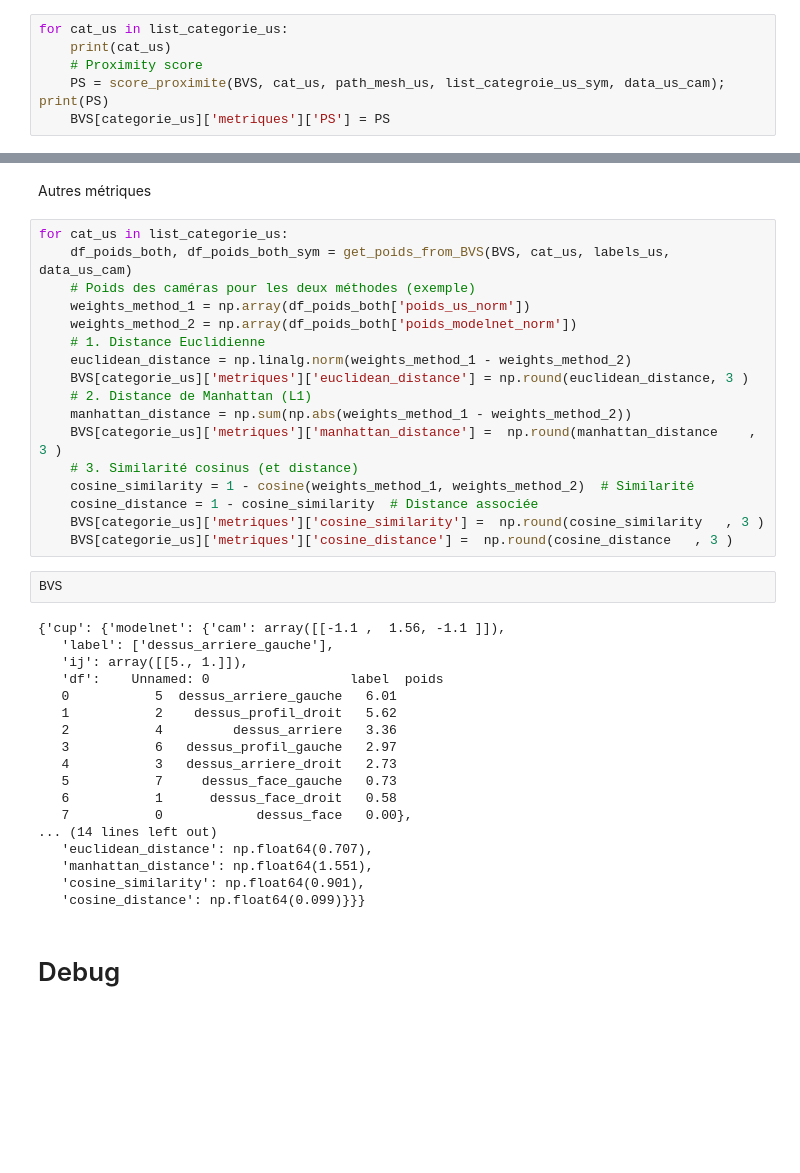
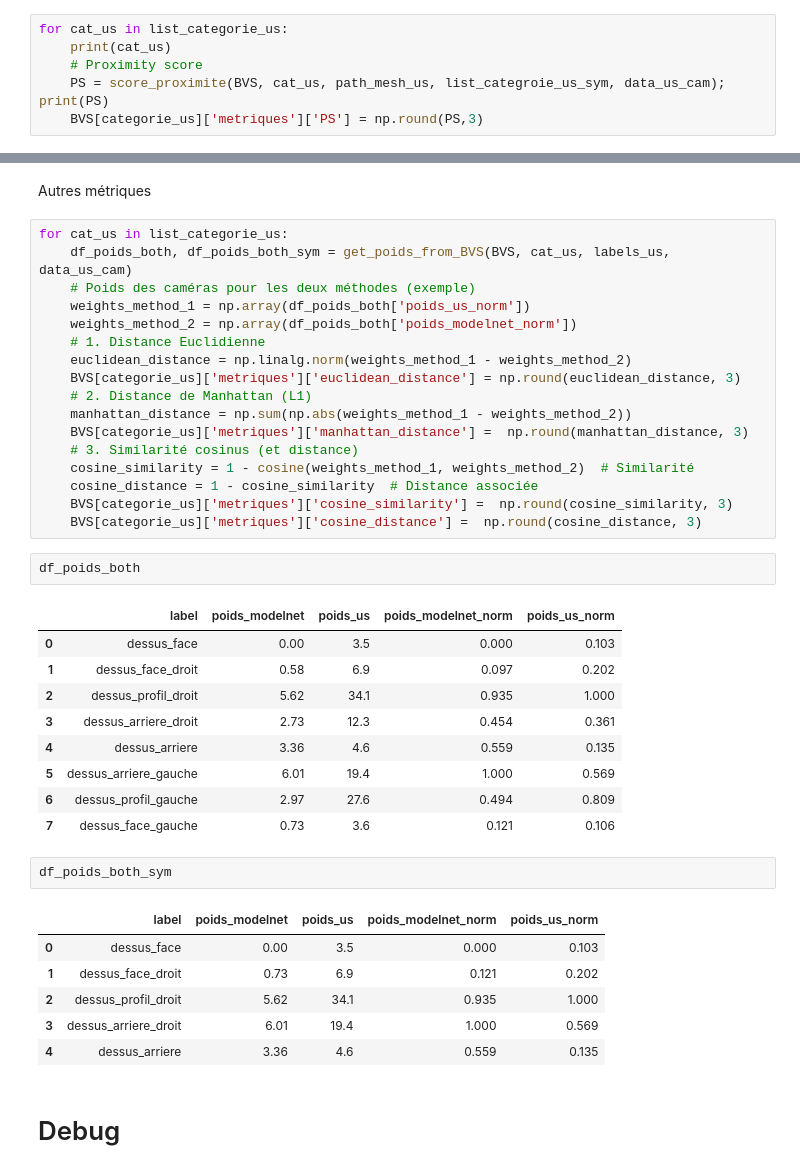
Before and after one commit to PelissierCombescure/Code, a Jupyter notebook: Comparaison-User-study/comparaison_user_study.ipynb, the cells around one changed output, grey strips where cells are left out. Cells and saved outputs as stored; diff of their text form; blank space fills up the shorter version.

Commit message:
metrique md

```diff
--- a/Comparaison-User-study/comparaison_user_study.ipynb
+++ b/Comparaison-User-study/comparaison_user_study.ipynb
@@ -368,7 +368,7 @@ for cat_us in list_categorie_us:
     print(cat_us)
     # Proximity score
     PS = score_proximite(BVS, cat_us, path_mesh_us, list_categroie_us_sym, data_us_cam); print(PS)
-    BVS[categorie_us]['metriques']['PS'] = PS
+    BVS[categorie_us]['metriques']['PS'] = np.round(PS,3)
 # %% [output]
 cup
 pov_u [0.   1.56 1.56] [2. 1.]
@@ -389,35 +389,36 @@ for cat_us in list_categorie_us:
     weights_method_2 = np.array(df_poids_both['poids_modelnet_norm'])
     # 1. Distance Euclidienne
     euclidean_distance = np.linalg.norm(weights_method_1 - weights_method_2)
-    BVS[categorie_us]['metriques']['euclidean_distance'] = np.round(euclidean_distance, 3 )
+    BVS[categorie_us]['metriques']['euclidean_distance'] = np.round(euclidean_distance, 3)
     # 2. Distance de Manhattan (L1)
     manhattan_distance = np.sum(np.abs(weights_method_1 - weights_method_2))
-    BVS[categorie_us]['metriques']['manhattan_distance'] =  np.round(manhattan_distance    , 3 )
+    BVS[categorie_us]['metriques']['manhattan_distance'] =  np.round(manhattan_distance, 3)
     # 3. Similarité cosinus (et distance)
     cosine_similarity = 1 - cosine(weights_method_1, weights_method_2)  # Similarité
     cosine_distance = 1 - cosine_similarity  # Distance associée
-    BVS[categorie_us]['metriques']['cosine_similarity'] =  np.round(cosine_similarity   , 3 )
-    BVS[categorie_us]['metriques']['cosine_distance'] =  np.round(cosine_distance   , 3 )
+    BVS[categorie_us]['metriques']['cosine_similarity'] =  np.round(cosine_similarity, 3)
+    BVS[categorie_us]['metriques']['cosine_distance'] =  np.round(cosine_distance, 3)
-# %%
-BVS
-# %% [output]
-{'cup': {'modelnet': {'cam': array([[-1.1 ,  1.56, -1.1 ]]),
-   'label': ['dessus_arriere_gauche'],
-   'ij': array([[5., 1.]]),
-   'df':    Unnamed: 0                  label  poids
-   0           5  dessus_arriere_gauche   6.01
-   1           2    dessus_profil_droit   5.62
-   2           4         dessus_arriere   3.36
-   3           6   dessus_profil_gauche   2.97
-   4           3   dessus_arriere_droit   2.73
-   5           7     dessus_face_gauche   0.73
-   6           1      dessus_face_droit   0.58
-   7           0            dessus_face   0.00},
-... (14 lines left out)
-   'euclidean_distance': np.float64(0.707),
-   'manhattan_distance': np.float64(1.551),
-   'cosine_similarity': np.float64(0.901),
-   'cosine_distance': np.float64(0.099)}}}
+# %%
+df_poids_both
+# %% [output]
+|  | label | poids_modelnet | poids_us | poids_modelnet_norm | poids_us_norm |
+| 0 | dessus_face | 0.00 | 3.5 | 0.000 | 0.103 |
+| 1 | dessus_face_droit | 0.58 | 6.9 | 0.097 | 0.202 |
+| 2 | dessus_profil_droit | 5.62 | 34.1 | 0.935 | 1.000 |
+| 3 | dessus_arriere_droit | 2.73 | 12.3 | 0.454 | 0.361 |
+| 4 | dessus_arriere | 3.36 | 4.6 | 0.559 | 0.135 |
+| 5 | dessus_arriere_gauche | 6.01 | 19.4 | 1.000 | 0.569 |
+| 6 | dessus_profil_gauche | 2.97 | 27.6 | 0.494 | 0.809 |
+| 7 | dessus_face_gauche | 0.73 | 3.6 | 0.121 | 0.106 |
+# %%
+df_poids_both_sym
+# %% [output]
+|  | label | poids_modelnet | poids_us | poids_modelnet_norm | poids_us_norm |
+| 0 | dessus_face | 0.00 | 3.5 | 0.000 | 0.103 |
+| 1 | dessus_face_droit | 0.73 | 6.9 | 0.121 | 0.202 |
+| 2 | dessus_profil_droit | 5.62 | 34.1 | 0.935 | 1.000 |
+| 3 | dessus_arriere_droit | 6.01 | 19.4 | 1.000 | 0.569 |
+| 4 | dessus_arriere | 3.36 | 4.6 | 0.559 | 0.135 |
 # %% [markdown]
 # Debug
 # %%
```
Also changed, not shown: parts of 2 cells of this notebook, 2 other files.
